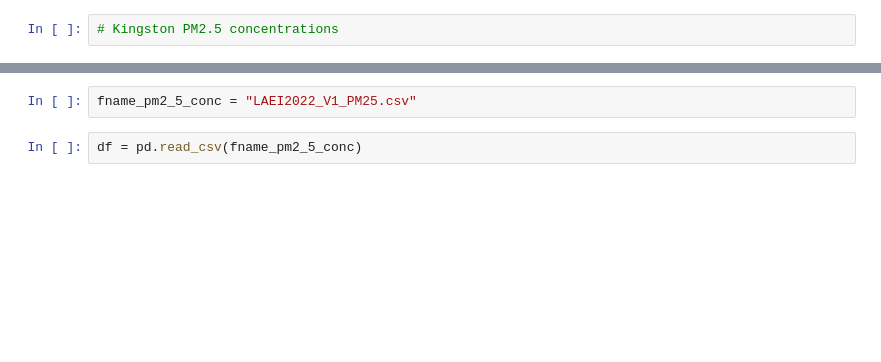
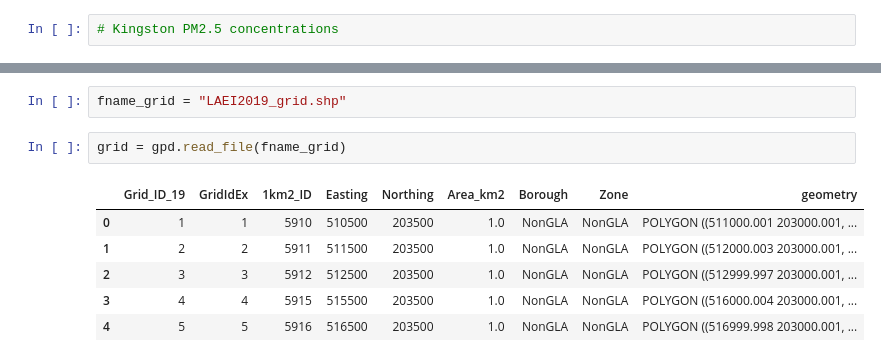
Before and after one commit to andrewsivanesan/London-air-quality, a Jupyter notebook: LondonPM2_5Emissions_TopPercentile.ipynb, the cells around one changed output, grey strips where cells are left out. Cells and saved outputs as stored; diff of their text form; blank space fills up the shorter version.

```diff
--- a/LondonPM2_5Emissions_TopPercentile.ipynb
+++ b/LondonPM2_5Emissions_TopPercentile.ipynb
@@ -13,4 +12,11 @@ ModuleNotFoundError: No module named 'contextily'
-# %%
-fname_pm2_5_conc = "LAEI2022_V1_PM25.csv"
-# %%
-df = pd.read_csv(fname_pm2_5_conc)
+# %%
+fname_grid = "LAEI2019_grid.shp"
+# %%
+grid = gpd.read_file(fname_grid)
+# %% [output]
+|  | Grid_ID_19 | GridIdEx | 1km2_ID | Easting | Northing | Area_km2 | Borough | Zone | geometry |
+| 0 | 1 | 1 | 5910 | 510500 | 203500 | 1.0 | NonGLA | NonGLA | POLYGON ((511000.001 203000.001, ... |
+| 1 | 2 | 2 | 5911 | 511500 | 203500 | 1.0 | NonGLA | NonGLA | POLYGON ((512000.003 203000.001, ... |
+| 2 | 3 | 3 | 5912 | 512500 | 203500 | 1.0 | NonGLA | NonGLA | POLYGON ((512999.997 203000.001, ... |
+| 3 | 4 | 4 | 5915 | 515500 | 203500 | 1.0 | NonGLA | NonGLA | POLYGON ((516000.004 203000.001, ... |
+| 4 | 5 | 5 | 5916 | 516500 | 203500 | 1.0 | NonGLA | NonGLA | POLYGON ((516999.998 203000.001, ... |
```
Also changed, not shown: parts of 14 cells of this notebook.
